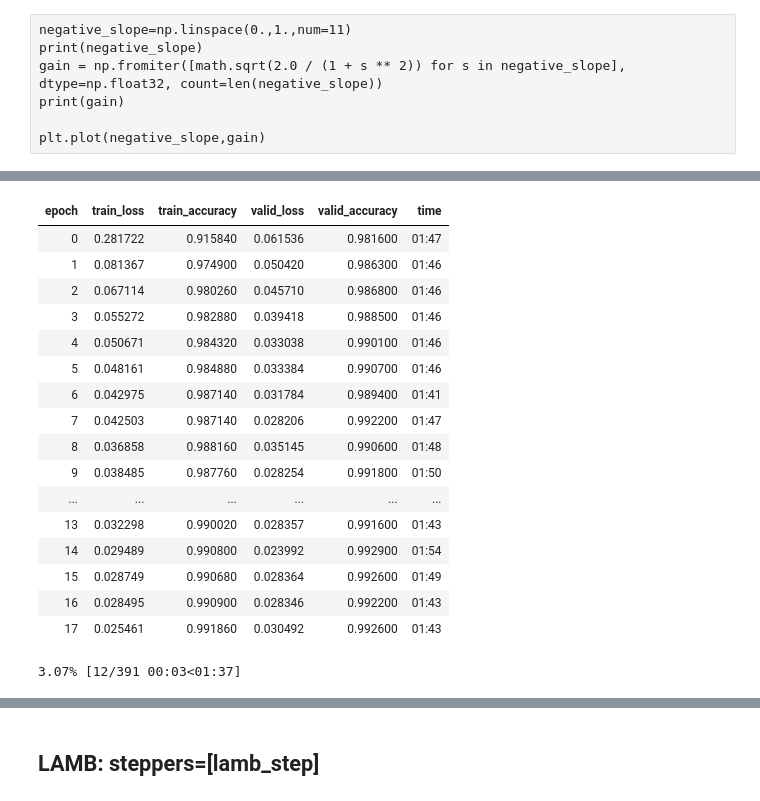
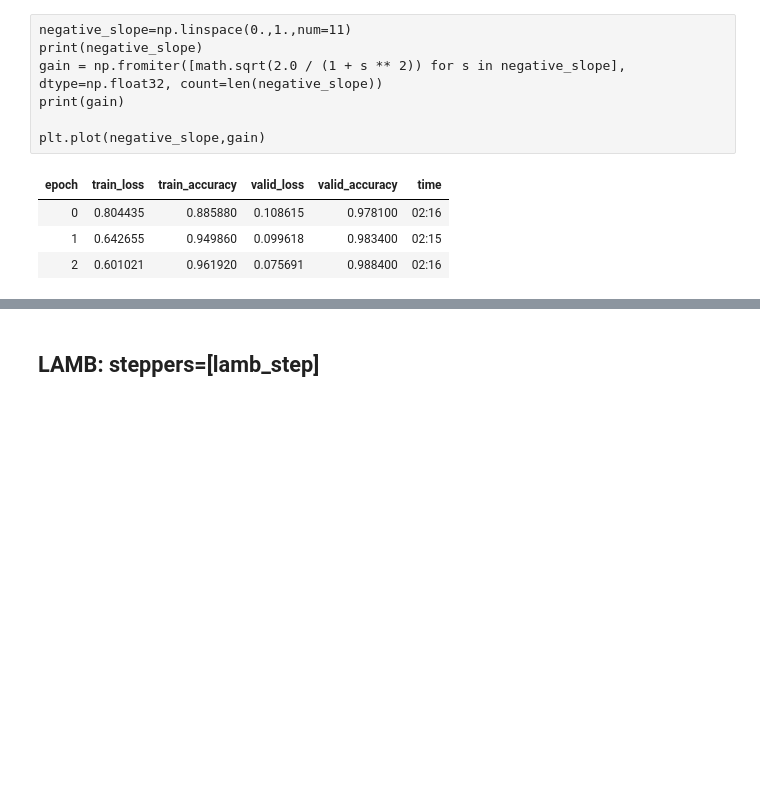
Before and after one commit to kasparlund/core_ai, a Jupyter notebook: source/mnist_optimizers.ipynb, the cells around one changed output, grey strips where cells are left out. Saved outputs shown, nothing was run; the diff lists cells and outputs as text; code cells hidden in the pictures; blank space fills up the shorter version.

```diff
--- a/source/mnist_optimizers.ipynb
+++ b/source/mnist_optimizers.ipynb
@@ -162,42 +195,68 @@ plt.plot(negative_slope,gain)
 class RReLUOffset(torch.nn.ReLU):
     def __init__(self, post_relu_offset = 0.15, random_range=0.1 ): #0.15915):
         super().__init__(inplace=True)
         self.register_buffer("offset",torch.tensor(post_relu_offset, dtype=torch.float32))
         self.register_buffer("random_range",torch.tensor(random_range, dtype=torch.float32))
         self.register_buffer("central_noise",torch.tensor(post_relu_offset, dtype=torch.float32))
 
     def forward(self, x):
         if self.training:
             if not self.central_noise.size() == x.size():
                 self.central_noise = torch.zeros_like(x[0,:], dtype=torch.float32, requires_grad=False)
-                nn.init.uniform_(self.central_noise, (self.offset-self.random_range).item(),(self.offset+self.random_range).item())
-            x = super().forward(x+self.central_noise) - self.central_noise
+            #nn.init.uniform_(self.central_noise, (self.offset-self.random_range).item(),(self.offset+self.random_range).item())
+            #x = super().forward(x+self.central_noise) - self.central_noise
+            nn.init.uniform_(self.central_noise, (-self.random_range).item(),(self.random_range).item())
+            x = super().forward(x+self.offset+self.central_noise) - self.offset
         else:
+            #x = super().forward(x+self.central_noise) - self.central_noise
             x = super().forward(x+self.offset) - self.offset
 
         return x
 
+class RLeakyReLU(torch.nn.LeakyReLU):
+    def __init__(self, negative_slope=0.22, random_range=0.1 ): #0.15915):
+        super().__init__(negative_slope=negative_slope, inplace=True)
+        self.register_buffer("random_range",torch.tensor(random_range, dtype=torch.float32))
+        self.register_buffer("central_noise",torch.tensor(0, dtype=torch.float32))
 
-activ_func = partial(RReLUOffset,post_relu_offset = 0.15, random_range=0.05)
-#activ_func = nn.SELU
+    def forward(self, x):
+        if self.training:
+            if not self.central_noise.size() == x.size():
+                self.central_noise = torch.zeros_like(x[0,:], dtype=torch.float32, requires_grad=False)
+            nn.init.uniform_(self.central_noise, (-self.random_range).item(),(self.random_range).item())
+            x = super().forward(x+self.central_noise)
+        else:
+            x = super().forward(x)
+
+        return x
+
+#activ_func = partial(RReLUOffset,post_relu_offset = 0.15, random_range=0.15)
+#activ_func = partial(RReLUOffset,post_relu_offset = 0.10, random_range=0.1)
+#activ_func = partial(nn.SELU,inplace=True)
 #activ_func = nn.CELU
-#activ_func = nn.RReLU
-#activ_func = partial(nn.PReLU,init=1e-2)
-#activ_func = partial(nn.LeakyReLU,negative_slope=1e-2)
-### activ_func = partial(ReLUOffset)
+activ_func = partial(nn.RReLU,inplace=True)
+#activ_func = partial(nn.PReLU,num_parameters=1, init=0.25)
+#activ_func = partial(RLeakyReLU,negative_slope=0.22, random_range=0.1)
+#activ_func = partial(nn.LeakyReLU,negative_slope=0.22)
 #activ_func = partial(nn.ReLU,inplace=True)
 model = partial(xresnet18, c_in=data.c_in, c_out=data.c_out, activ_func=activ_func)()
 #model = get_cnn_model(layers_sizes, data.c_in, data.c_out, layer=layer)
 mm    = CnnModelManager( model )
 #mm.initialize(is_resnet=True, a=0, nonlinearity="relu") #leaky_relu
 #mm.initialize(is_resnet=True, a=0.015, nonlinearity="leaky_relu")
 mm.initialize(is_resnet=True, a=1e-2, nonlinearity="leaky_relu")
 
 #opt   = Adam(sched,max_lr=3e-3, moms=(0.9,0.95), max_wd = 0)#1e-5)#1e-6)
-opt   = Adam(sched,max_lr=8e-3, moms=(0.85,0.95), max_wd = 0)#1e-5)#1e-6)
+#opt   = Adam(sched,max_lr=8e-3, moms=(0.85,0.95), max_wd = 0)#1e-5)#1e-6)
+opt   = Adam(sched,max_lr=5e-3, moms=(0.85,0.95), max_wd = 0)#1e-5)#1e-6)
+#opt   = Adam(sched,max_lr=1e-3, moms=(0.85,0.95), max_wd = 0)#1e-5)#1e-6)
 learn = Learner( mm.model, data, loss_func=F.cross_entropy)
-%time learn.fit(50, opt=opt, cb_funcs=cbfs)
-#%time learn.fit(150, opt=opt, cb_funcs=cbfs.copy()+[partial(MixUp,α=0.1)])#α=0.025)])
-#%time learn.fit(1, opt=opt, cb_funcs=cbfs.copy()+[partial(MixUp,α=0.025),LRFinder])
+#%time learn.fit(50, opt=opt, cb_funcs=cbfs)
+%time learn.fit(3, opt=opt, cb_funcs=cbfs.copy()+[partial(MixUp,α=0.2)])#α=0.025)])
+#%time learn.fit(5, opt=opt, cb_funcs=cbfs.copy()+[partial(MixUp,α=0.2),LRFinder])
 #%time learn.fit(1, opt=opt, cb_funcs=cbfs.copy()+[LRFinder])
 # %% [output]
+| epoch | train_loss | train_accuracy | valid_loss | valid_accuracy | time |
+| 0 | 0.804435 | 0.885880 | 0.108615 | 0.978100 | 02:16 |
+| 1 | 0.642655 | 0.949860 | 0.099618 | 0.983400 | 02:15 |
+| 2 | 0.601021 | 0.961920 | 0.075691 | 0.988400 | 02:16 |
@@ -205,18 +264,0 @@ learn = Learner( mm.model, data, loss_func=F.cross_entropy)
-| epoch | train_loss | train_accuracy | valid_loss | valid_accuracy | time |
-| 0 | 0.281722 | 0.915840 | 0.061536 | 0.981600 | 01:47 |
-| 1 | 0.081367 | 0.974900 | 0.050420 | 0.986300 | 01:46 |
-| 2 | 0.067114 | 0.980260 | 0.045710 | 0.986800 | 01:46 |
-| 3 | 0.055272 | 0.982880 | 0.039418 | 0.988500 | 01:46 |
-| 4 | 0.050671 | 0.984320 | 0.033038 | 0.990100 | 01:46 |
-| 5 | 0.048161 | 0.984880 | 0.033384 | 0.990700 | 01:46 |
-| 6 | 0.042975 | 0.987140 | 0.031784 | 0.989400 | 01:41 |
-| 7 | 0.042503 | 0.987140 | 0.028206 | 0.992200 | 01:47 |
-| 8 | 0.036858 | 0.988160 | 0.035145 | 0.990600 | 01:48 |
-| 9 | 0.038485 | 0.987760 | 0.028254 | 0.991800 | 01:50 |
-| ... | ... | ... | ... | ... | ... |
-| 13 | 0.032298 | 0.990020 | 0.028357 | 0.991600 | 01:43 |
-| 14 | 0.029489 | 0.990800 | 0.023992 | 0.992900 | 01:54 |
-| 15 | 0.028749 | 0.990680 | 0.028364 | 0.992600 | 01:49 |
-| 16 | 0.028495 | 0.990900 | 0.028346 | 0.992200 | 01:43 |
-| 17 | 0.025461 | 0.991860 | 0.030492 | 0.992600 | 01:43 |
-3.07% [12/391 00:03<01:37]
```
Also changed, not shown: parts of 11 cells of this notebook, 3 other files.
